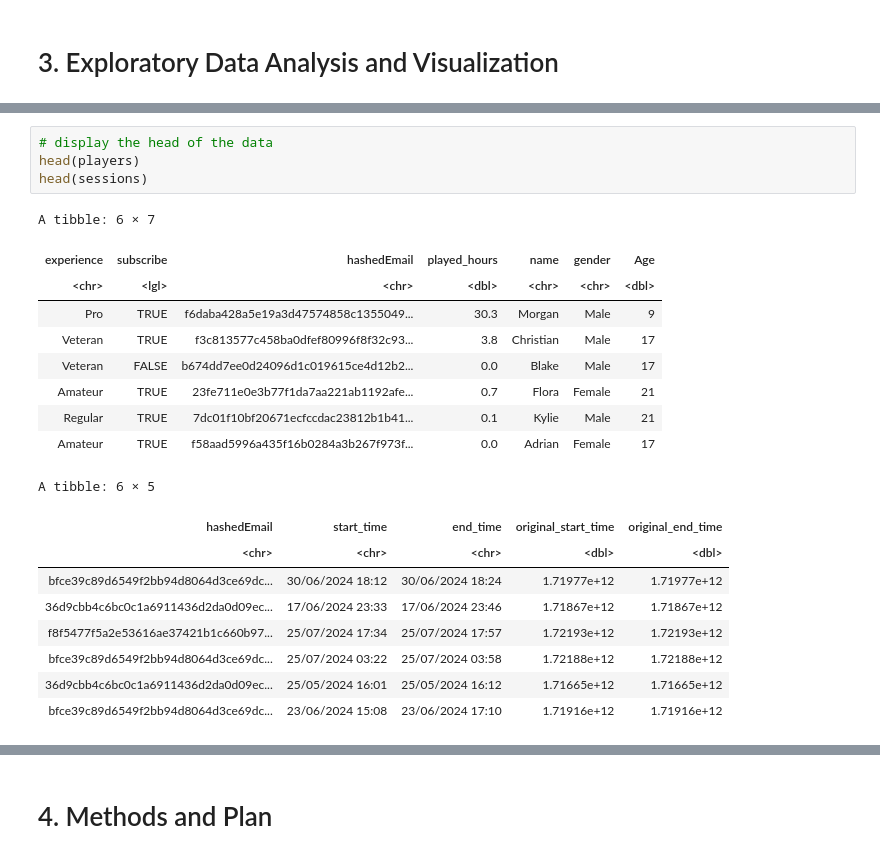
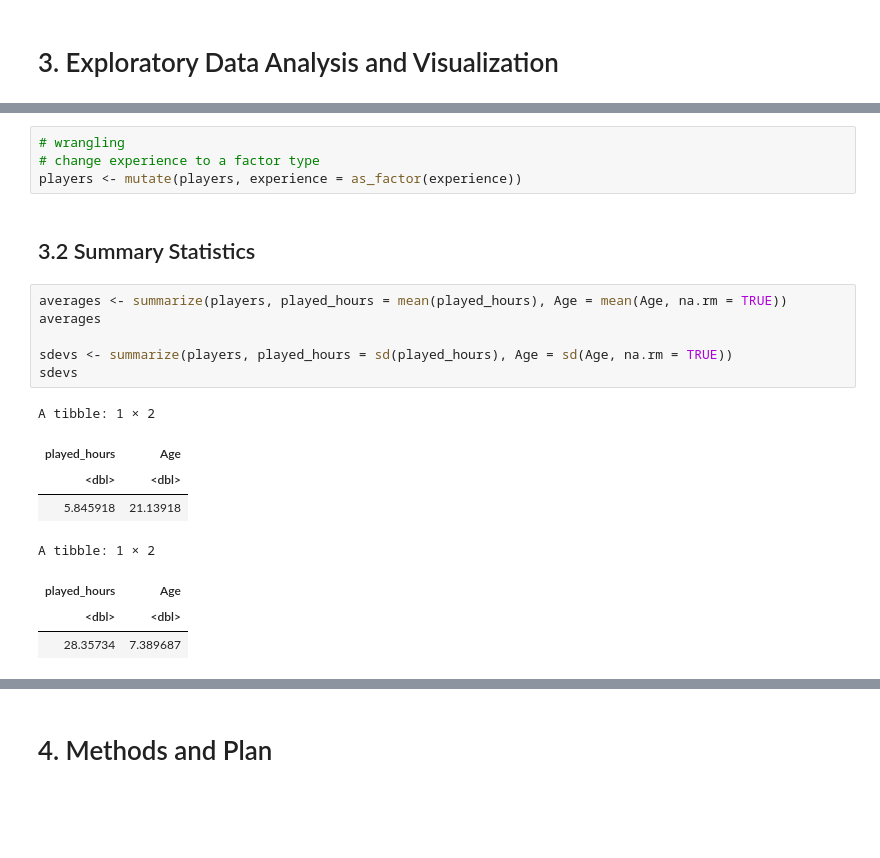
Before and after one commit to gbdev133/dsci100_individual, a Jupyter notebook: main.ipynb, the cells around one changed output, grey strips where cells are left out. Cells and saved outputs as stored; diff of their text form; blank space fills up the shorter version.

```diff
--- a/main.ipynb
+++ b/main.ipynb
@@ -44,23 +84,21 @@ dbl (2): original_start_time, original_end_time
 # %%
-# display the head of the data
-head(players)
-head(sessions)
+# wrangling
+# change experience to a factor type
+players <- mutate(players, experience = as_factor(experience))
-# %% [output]
-A tibble: 6 × 7
-| experience | subscribe | hashedEmail | played_hours | name | gender | Age |
-| <chr> | <lgl> | <chr> | <dbl> | <chr> | <chr> | <dbl> |
-| Pro | TRUE | f6daba428a5e19a3d47574858c1355049... | 30.3 | Morgan | Male | 9 |
-| Veteran | TRUE | f3c813577c458ba0dfef80996f8f32c93... | 3.8 | Christian | Male | 17 |
-| Veteran | FALSE | b674dd7ee0d24096d1c019615ce4d12b2... | 0.0 | Blake | Male | 17 |
-| Amateur | TRUE | 23fe711e0e3b77f1da7aa221ab1192afe... | 0.7 | Flora | Female | 21 |
-| Regular | TRUE | 7dc01f10bf20671ecfccdac23812b1b41... | 0.1 | Kylie | Male | 21 |
-| Amateur | TRUE | f58aad5996a435f16b0284a3b267f973f... | 0.0 | Adrian | Female | 17 |
-A tibble: 6 × 5
-| hashedEmail | start_time | end_time | original_start_time | original_end_time |
-| <chr> | <chr> | <chr> | <dbl> | <dbl> |
-| bfce39c89d6549f2bb94d8064d3ce69dc... | 30/06/2024 18:12 | 30/06/2024 18:24 | 1.71977e+12 | 1.71977e+12 |
-| 36d9cbb4c6bc0c1a6911436d2da0d09ec... | 17/06/2024 23:33 | 17/06/2024 23:46 | 1.71867e+12 | 1.71867e+12 |
-| f8f5477f5a2e53616ae37421b1c660b97... | 25/07/2024 17:34 | 25/07/2024 17:57 | 1.72193e+12 | 1.72193e+12 |
-| bfce39c89d6549f2bb94d8064d3ce69dc... | 25/07/2024 03:22 | 25/07/2024 03:58 | 1.72188e+12 | 1.72188e+12 |
-| 36d9cbb4c6bc0c1a6911436d2da0d09ec... | 25/05/2024 16:01 | 25/05/2024 16:12 | 1.71665e+12 | 1.71665e+12 |
-| bfce39c89d6549f2bb94d8064d3ce69dc... | 23/06/2024 15:08 | 23/06/2024 17:10 | 1.71916e+12 | 1.71916e+12 |
+# %% [markdown]
+## 3.2 Summary Statistics
+# %%
+averages <- summarize(players, played_hours = mean(played_hours), Age = mean(Age, na.rm = TRUE))
+averages
+
+sdevs <- summarize(players, played_hours = sd(played_hours), Age = sd(Age, na.rm = TRUE))
+sdevs
+# %% [output]
+A tibble: 1 × 2
+| played_hours | Age |
+| <dbl> | <dbl> |
+| 5.845918 | 21.13918 |
+A tibble: 1 × 2
+| played_hours | Age |
+| <dbl> | <dbl> |
+| 28.35734 | 7.389687 |
```
Also changed, not shown: parts of 22 cells of this notebook.
